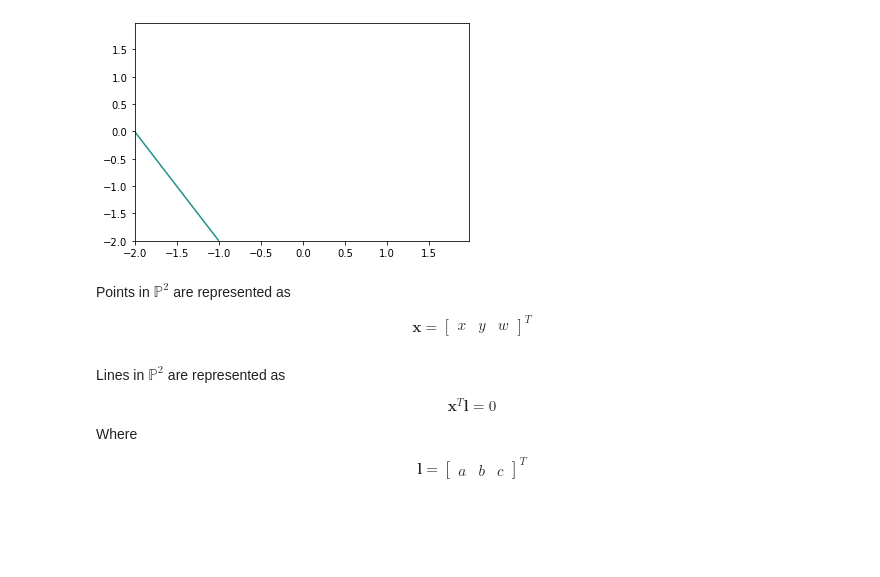
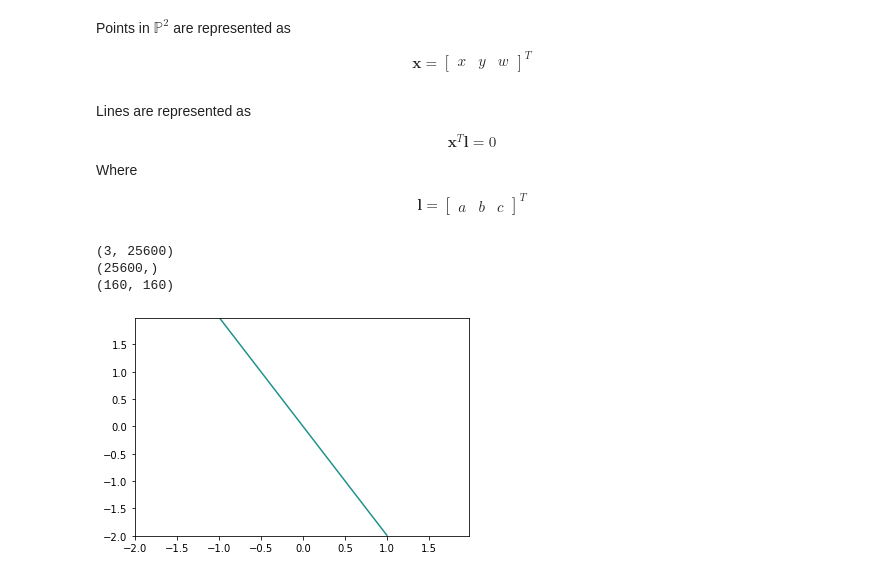
Before and after one commit to vidstige/mini-sfm, a Jupyter notebook: sfm.ipynb, the cells around one changed output. Saved outputs shown, nothing was run; the diff lists cells and outputs as text; code cells hidden in the pictures; blank space fills up the shorter version.

```diff
--- a/sfm.ipynb
+++ b/sfm.ipynb
@@ -28,25 +1,3 @@ plt.show()
-# %%
-%matplotlib inline
-from matplotlib import pyplot as plt
-import numpy as np
-
-def homogenous(euclidian):
-    return np.vstack((euclidian, np.ones((1, euclidian.shape[1]))))
-
-def plot_implicit(f, xrange, yrange, delta=0.025):
-    xr = np.arange(*xrange, delta)
-    yr = np.arange(*yrange, delta)
-    xx, yy = np.meshgrid(xr, yr)
-
-    x = homogenous(np.vstack((xx.ravel(), yy.ravel())))
-    values = f(x)
-    plt.contour(xr, yr, np.reshape(values, (len(xr), len(yr))), 0)
-    plt.show()
-
-l = np.array([2, 1, 4])
-plot_implicit(lambda x: np.dot(x.T, l), (-2, 2), (-2, 2))
-# %% [output]
-[figure, removed]
 # %% [markdown]
 Points in $ \mathbb{P}^2 $ are represented as
 
@@ -55,7 +6,7 @@ x & y & w
 \end{bmatrix}^T
 $$
 # %% [markdown]
-Lines in $\mathbb{P}^2$ are represented as
+Lines are represented as
 
 $$
 \mathbf{x}^T\mathbf{l} = 0
@@ -67,3 +18,32 @@ $$ \mathbf{l} = \begin{bmatrix}
 a & b & c
 \end{bmatrix}^T
 $$
+# %%
+%matplotlib inline
+from matplotlib import pyplot as plt
+import numpy as np
+
+def homogenous(euclidian):
+    return np.vstack((euclidian, np.ones((1, euclidian.shape[1]))))
+
+def plot_implicit(f, xrange, yrange, delta=0.025):
+    xr = np.arange(*xrange, delta)
+    yr = np.arange(*yrange, delta)
+    xx, yy = np.meshgrid(xr, yr)
+
+    x = homogenous(np.vstack((xx.ravel(), yy.ravel())))
+    print(x.shape)
+    values = f(x)
+    print(values.shape)
+
+    print((len(xr), len(yr)))
+    plt.contour(xr, yr, np.reshape(values, (len(xr), len(yr))), 0)
+    plt.show()
+
+l = np.array([2, 1, 0]) * 2
+plot_implicit(lambda x: np.dot(x.T, l), (-2, 2), (-2, 2))
+# %% [output]
+(3, 25600)
+(25600,)
+(160, 160)
+[figure, added]
```
Also changed, not shown: parts of 4 cells of this notebook.
